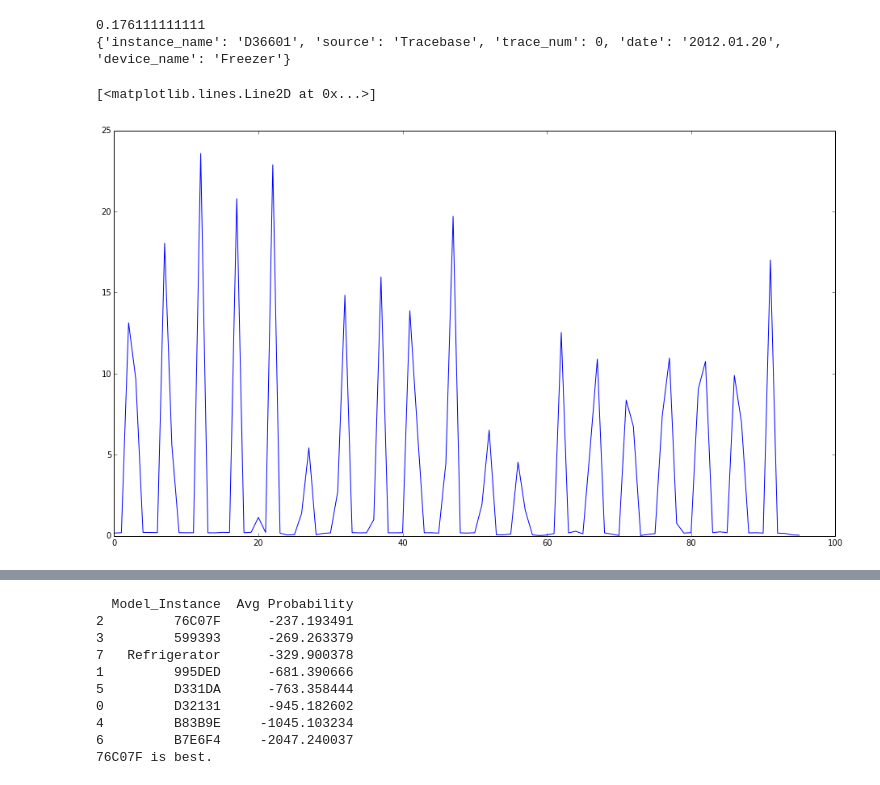
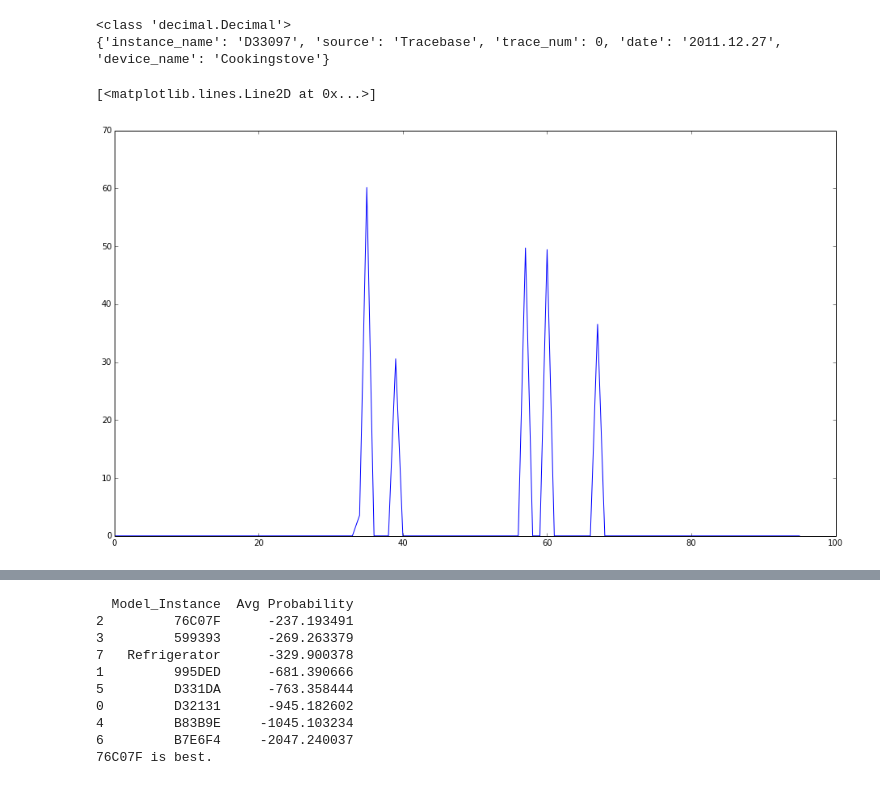
Before and after one commit to dssg/wikienergy, a Jupyter notebook: proto/FHMM/FHMM_Tracebase.ipynb, the cells around one changed output, grey strips where cells are left out. Saved outputs shown, nothing was run; the diff lists cells and outputs as text; code cells hidden in the pictures.

```diff
--- a/proto/FHMM/FHMM_Tracebase.ipynb
+++ b/proto/FHMM/FHMM_Tracebase.ipynb
@@ -259,17 +242,18 @@ device_name='Washingmachine_large'
 devices_types[device_name]=dataset.generate_type(device_name)
 # %%
 #Look at individual trace
-device_name_test='Freezer'
+device_name_test='Cookingstove'
 device_type_test=devices_types[device_name_test]
 index=0
 index2=1
+print type(device_type_test.instances[index].traces[index2].series[0])
 print device_type_test.instances[index].traces[index2].metadata
 plt.plot(device_type_test.instances[index].traces[index2].series)
 # %% [output]
-0.176111111111
-{'instance_name': 'D36601', 'source': 'Tracebase', 'trace_num': 0, 'date': '2012.01.20', 'device_name': 'Freezer'}
+<class 'decimal.Decimal'>
+{'instance_name': 'D33097', 'source': 'Tracebase', 'trace_num': 0, 'date': '2011.12.27', 'device_name': 'Cookingstove'}
 [<matplotlib.lines.Line2D at 0x...>]
-[figure, old version]
+[figure, new version]
 # %%
 #Initialize Variables for Model
 devices_models={}
```
Also changed, not shown: parts of 5 cells of this notebook, 4 other files.
